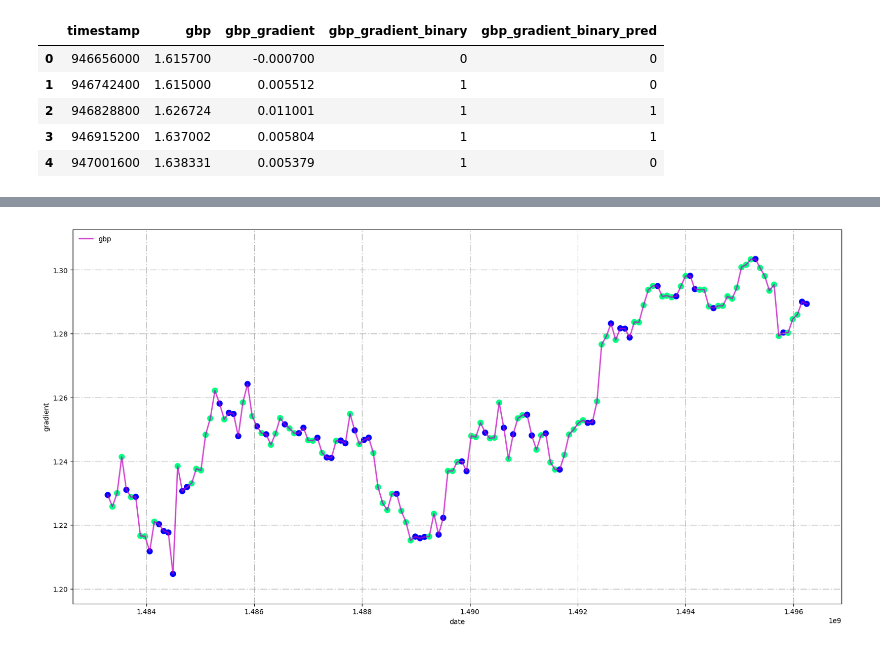
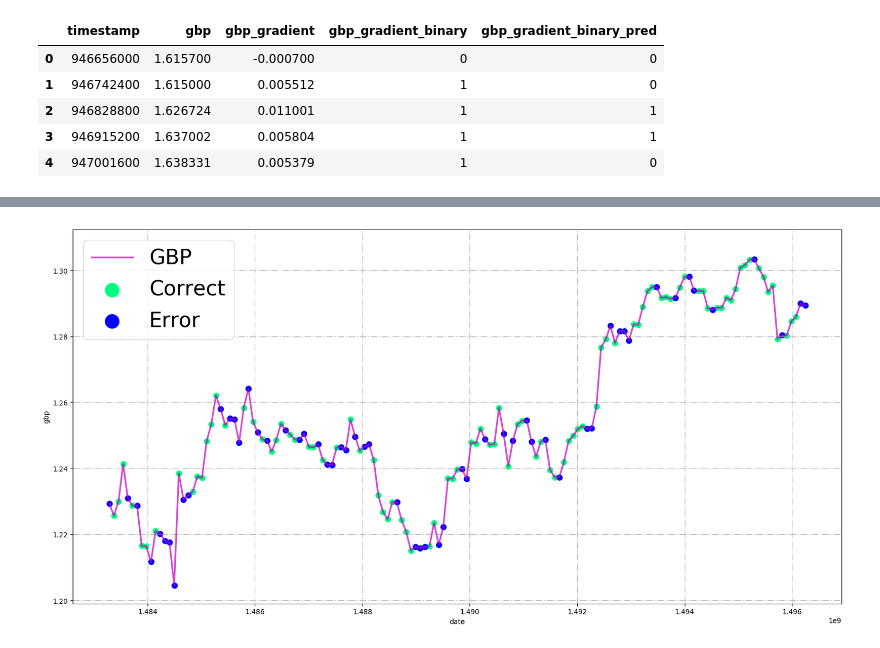
Before and after one commit to brian41005/BDA-project, a Jupyter notebook: gbp/Data visualization.ipynb, the cells around one changed output, grey strips where cells are left out. Saved outputs shown, nothing was run; the diff lists cells and outputs as text; code cells hidden in the pictures.

```diff
--- a/gbp/Data visualization.ipynb
+++ b/gbp/Data visualization.ipynb
@@ -48,19 +59,22 @@ acc = np.where(acc == 0, 1, 0)
 # %%
 fig = plt.figure(figsize=(20,10), dpi=100, facecolor='white')
 ax = fig.gca()
-plt.ylabel('gradient')
+plt.ylabel('gbp')
 plt.xlabel('date')
 gridlines = ax.get_xgridlines() + ax.get_ygridlines()
 for line in gridlines:
     line.set_linestyle('-.')
-plt.scatter(x, y, c=acc, cmap='winter', linewidths=3)
-plt.plot(x, y, color="m", linewidth=2, linestyle="-", label="gbp", alpha=0.7)
 plt.grid()
-#plt.plot(x, xau, color="green", linewidth=2, linestyle="-", label="xau", alpha=0.7)
-plt.legend(loc='upper left', frameon=False)
+
+#plt.scatter(x, y, c=acc, cmap='winter', linewidths=3 , label='The red data')
+plt.scatter(x[np.where(acc == 1)], y[np.where(acc == 1)], color='springgreen', linewidths=3 , label='Correct')
+plt.scatter(x[np.where(acc == 0)], y[np.where(acc == 0)], color='blue', linewidths=3 , label='Error')
+plt.plot(x, y, color="m", linewidth=2.5, linestyle="-", label="GBP", alpha=0.7)
+
+plt.legend(loc='upper left', frameon=True, fontsize=30, markerscale=3)
 #plt.ylim(y.min()*2, y.max()*2)
 plt.show()
 # %% [output]
-[figure, old version]
+[figure, new version]
 # %%
 fig.savefig('gbp.png', dpi=fig.dpi)
```
Also changed, not shown: parts of 2 cells of this notebook, 1 other file.
